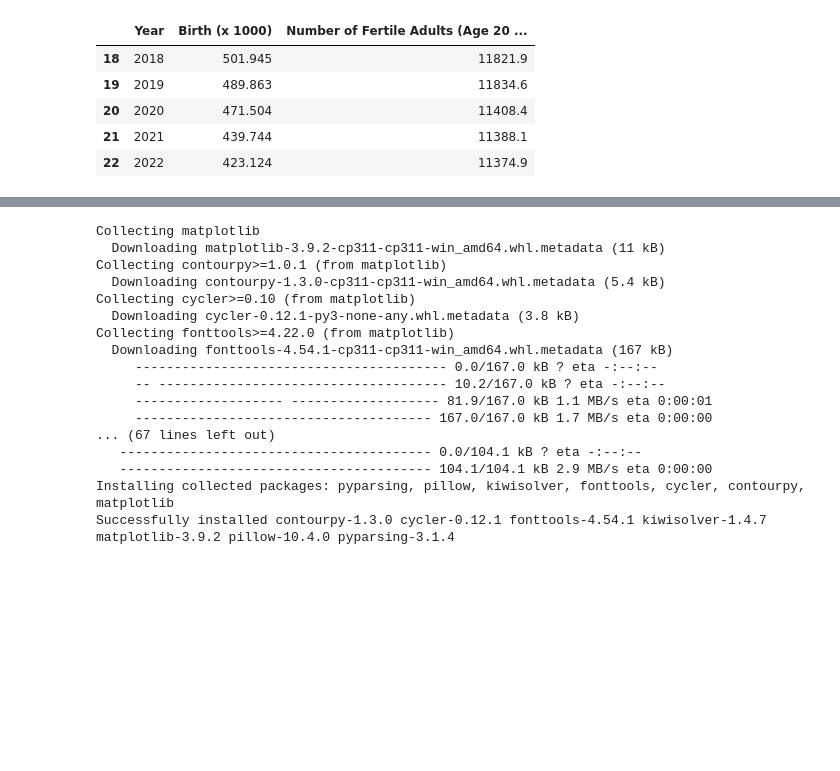
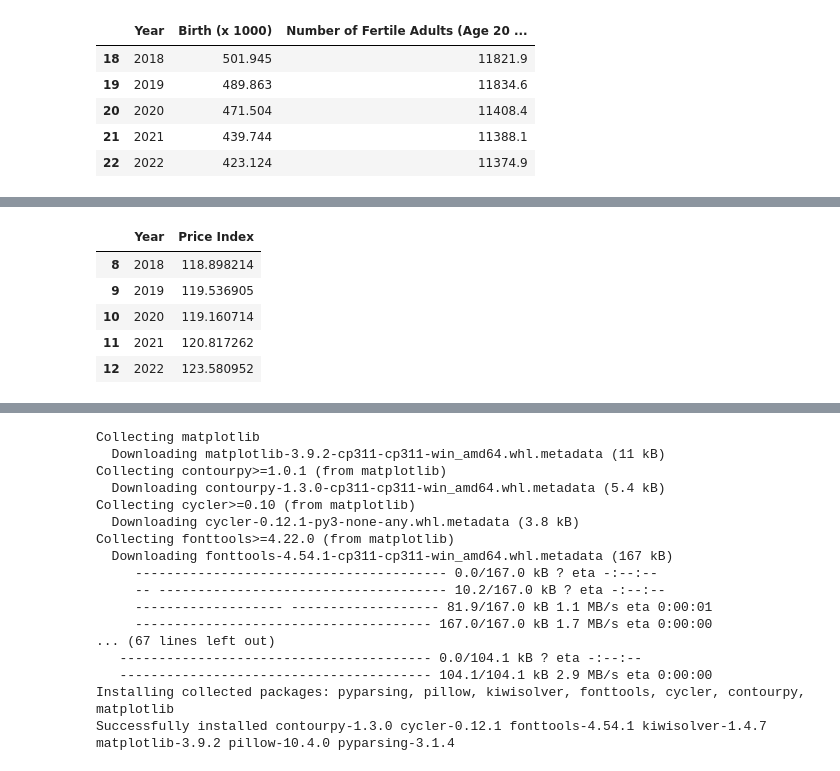
Before and after one commit to llh139/Data-Analytics-Portfolio, a Jupyter notebook: Current Project - Newborn Trend in Malaysia/Data Collection and Wrangling.ipynb, the cells around one changed output, grey strips where cells are left out. Saved outputs shown, nothing was run; the diff lists cells and outputs as text; code cells hidden in the pictures; blank space fills up the shorter version.

```diff
--- a/Current Project - Newborn Trend in Malaysia/Data Collection and Wrangling.ipynb
+++ b/Current Project - Newborn Trend in Malaysia/Data Collection and Wrangling.ipynb
@@ -183,0 +203,18 @@ df_birth_vs_fertile_adult.tail()
+# %%
+URL_DATA = 'https://storage.dosm.gov.my/cpi/cpi_2d.parquet'
+
+df_price_index = pd.read_parquet(URL_DATA)
+df_price_index = to_year(df_price_index)
+df_price_index = delete_col(df_price_index, 'division')
+df_price_index = pd.DataFrame(df_price_index.groupby('date')['index'].mean().reset_index())
+df_price_index = change_col_names(df_price_index, ['Year', 'Price Index'])
+
+df_price_index_10_22 = df_price_index[(df_price_index['Year'] > 1999) & (df_price_index['Year'] < 2023)]
+df_price_index_10_22.tail()
+# %% [output]
+|  | Year | Price Index |
+| 8 | 2018 | 118.898214 |
+| 9 | 2019 | 119.536905 |
+| 10 | 2020 | 119.160714 |
+| 11 | 2021 | 120.817262 |
+| 12 | 2022 | 123.580952 |
```
Also changed, not shown: parts of 6 cells of this notebook, 1 other file.
